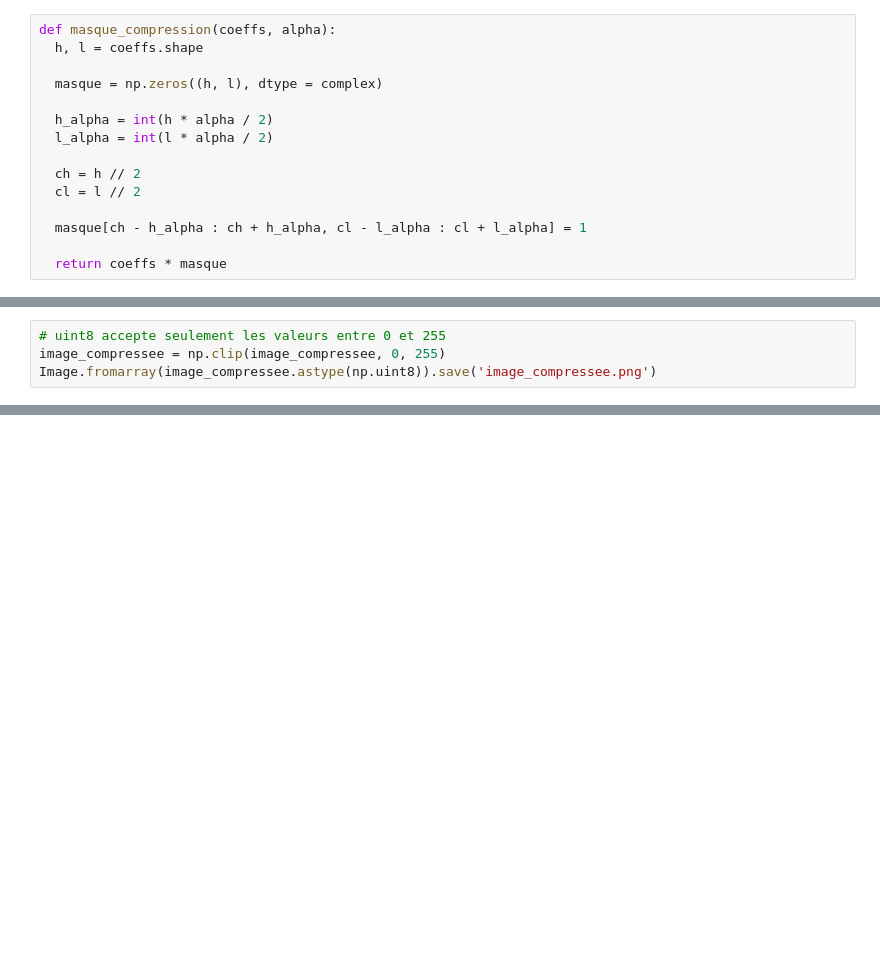
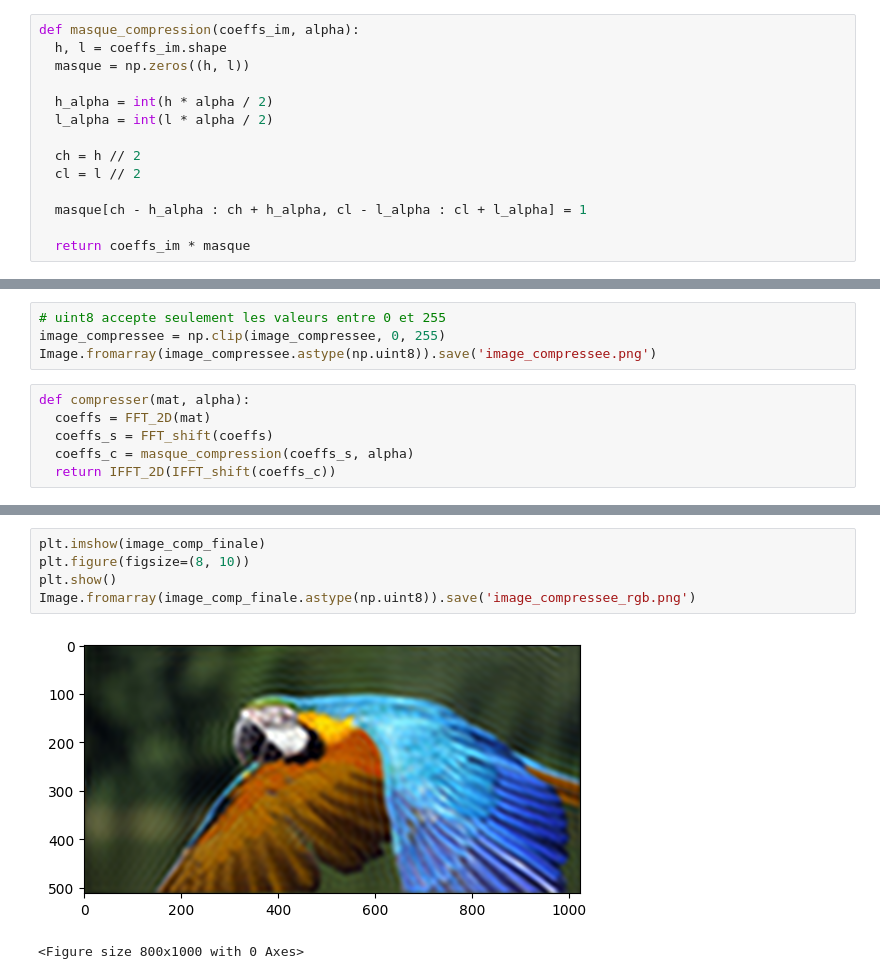
Before and after one commit to TomSaw31/TER-Transformation-de-Fourier-discrete, a Jupyter notebook: code/TER.ipynb, the cells around one changed output, grey strips where cells are left out. Saved outputs shown, nothing was run; the diff lists cells and outputs as text; blank space fills up the shorter version.

Commit message:
Compression RGB

```diff
--- a/code/TER.ipynb
+++ b/code/TER.ipynb
@@ -140,10 +139,9 @@ plt.show()
 # %% [markdown]
 On peut maintenant garder les fréquences les plus faibles qui sont contenues au centre du spectre. On ne garde ainsi que les fréquences situées dans un rectangle centré sur le milieu du spectre.
 # %%
-def masque_compression(coeffs, alpha):
-  h, l = coeffs.shape
-
-  masque = np.zeros((h, l), dtype = complex)
+def masque_compression(coeffs_im, alpha):
+  h, l = coeffs_im.shape
+  masque = np.zeros((h, l))
 
   h_alpha = int(h * alpha / 2)
   l_alpha = int(l * alpha / 2)
@@ -153,7 +151,7 @@ def masque_compression(coeffs, alpha):
 
   masque[ch - h_alpha : ch + h_alpha, cl - l_alpha : cl + l_alpha] = 1
 
-  return coeffs * masque
+  return coeffs_im * masque
 # %%
 # Compression
 alpha = 0.05
@@ -181,3 +179,9 @@ plt.show()
 # uint8 accepte seulement les valeurs entre 0 et 255
 image_compressee = np.clip(image_compressee, 0, 255)
 Image.fromarray(image_compressee.astype(np.uint8)).save('image_compressee.png')
+# %%
+def compresser(mat, alpha):
+  coeffs = FFT_2D(mat)
+  coeffs_s = FFT_shift(coeffs)
+  coeffs_c = masque_compression(coeffs_s, alpha)
+  return IFFT_2D(IFFT_shift(coeffs_c))
@@ -183,0 +235,8 @@ Image.fromarray(image_compressee.astype(np.uint8)).save('image_compressee.png')
+# %%
+plt.imshow(image_comp_finale)
+plt.figure(figsize=(8, 10))
+plt.show()
+Image.fromarray(image_comp_finale.astype(np.uint8)).save('image_compressee_rgb.png')
+# %% [output]
+[figure, added]
+<Figure size 800x1000 with 0 Axes>
```
Also changed, not shown: parts of 4 cells of this notebook, 1 other file.
